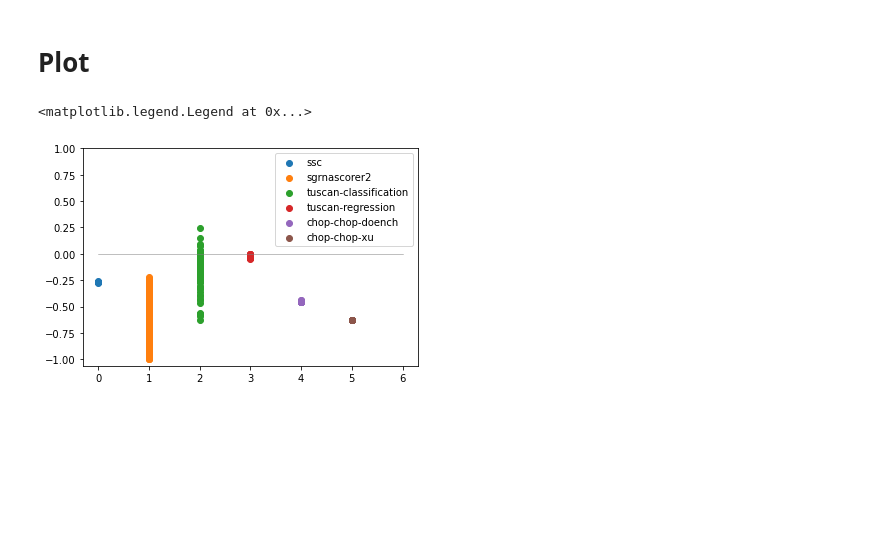
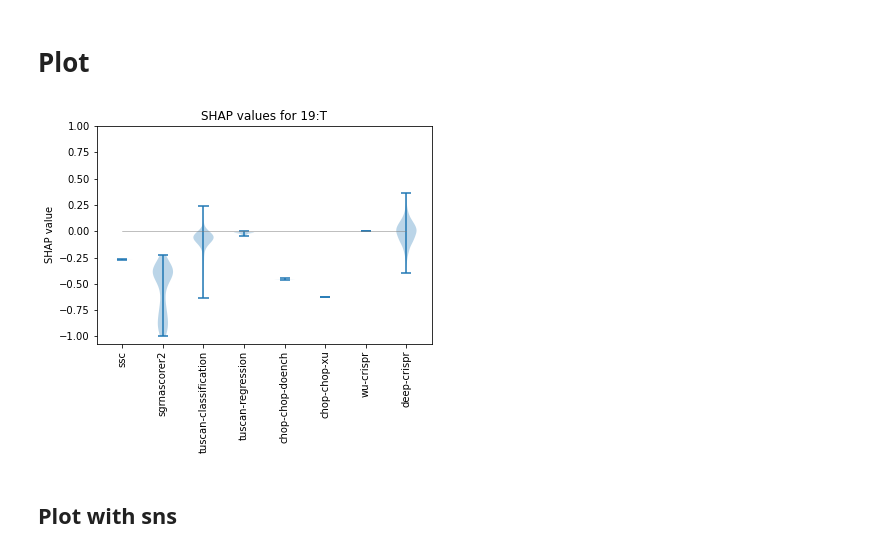
Before and after one commit to avaspataru/Analyze-CRISPR-Features, a Jupyter notebook: Highlighted Features.ipynb, the cells around one changed output. Drawn from its saved outputs; the diff is of its cells as text; code cells hidden in the pictures; blank space fills up the shorter version.

Commit message:
sns colourful violin plots

```diff
--- a/Highlighted Features.ipynb
+++ b/Highlighted Features.ipynb
@@ -9,7 +9,7 @@ import re
 import seaborn as sns
 # %%
 # tools which use the dinucleotide positional features
-tools_of_interest = ['ssc' ,'sgrnascorer2','tuscan-classification' ,'tuscan-regression','chop-chop-doench','chop-chop-xu', 'wu-crispr']
+tools_of_interest = ['ssc' ,'sgrnascorer2','tuscan-classification' ,'tuscan-regression','chop-chop-doench','chop-chop-xu', 'wu-crispr', 'deep-crispr']
 dataset_name = 'xu'
 
 # features of interest (to be highlighted)
@@ -147,15 +147,33 @@ array([[0.76976993],
 # %% [markdown]
 # Plot
 # %%
-plt.plot([0] * len(tools_of_interest), color= "grey", linewidth="0.5")
-feature = '19:T'
-for i, tool in enumerate(tools_of_interest):
-    if feature not in tool_feature_to_vals[tool].keys():
-        continue
-    vals = tool_feature_to_vals[tool][feature]
-    plt.scatter([i] * len(vals), vals, label = tool)
-plt.yticks(np.arange(-1,1.25,0.25))
-plt.legend()
+def plotForFeature(feature):
+
+    plt.plot([0] * len(tools_of_interest), color= "grey", linewidth="0.5")
+
+    data = []
+    datas = []
+    for i, tool in enumerate(tools_of_interest):
+        if feature not in tool_feature_to_vals[tool].keys():
+            datas.append([0])
+            continue
+        vals = tool_feature_to_vals[tool][feature]
+        #plt.scatter([i] * len(vals), vals)
+        #plt.violinplot(vals)
+
+        dd = []
+        for v in vals:
+            dd.append(v[0])
+        datas.append(dd)
+
+    plt.violinplot(datas, positions=np.arange(0,len(tools_of_interest)))
+    plt.yticks(np.arange(-1,1.25,0.25))
+    plt.xticks(np.arange(0,len(tools_of_interest)), tools_of_interest, rotation='vertical')
+    plt.ylabel("SHAP value")
+    plt.title("SHAP values for "+ feature)
-# %% [output]
-<matplotlib.legend.Legend at 0x...>
-[figure, removed]
+# %%
+plotForFeature("19:T")
+# %% [output]
+[figure, added]
+# %% [markdown]
+## Plot with sns
```
Also changed, not shown: parts of 2 cells of this notebook.
